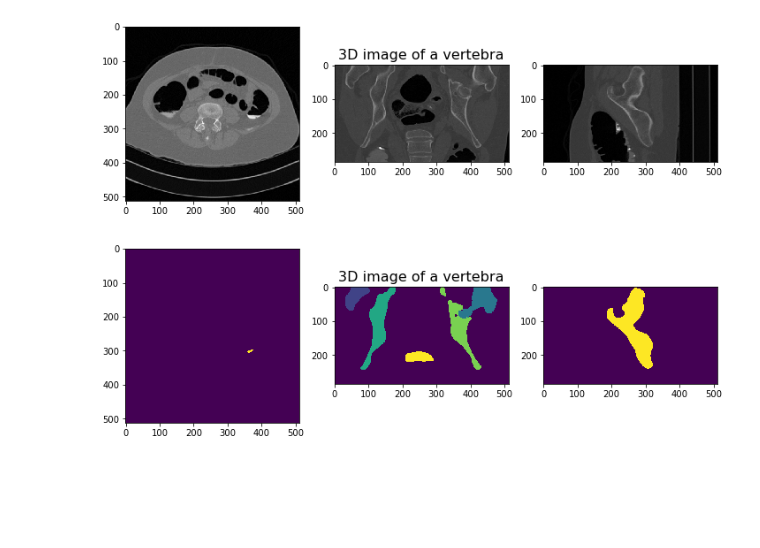
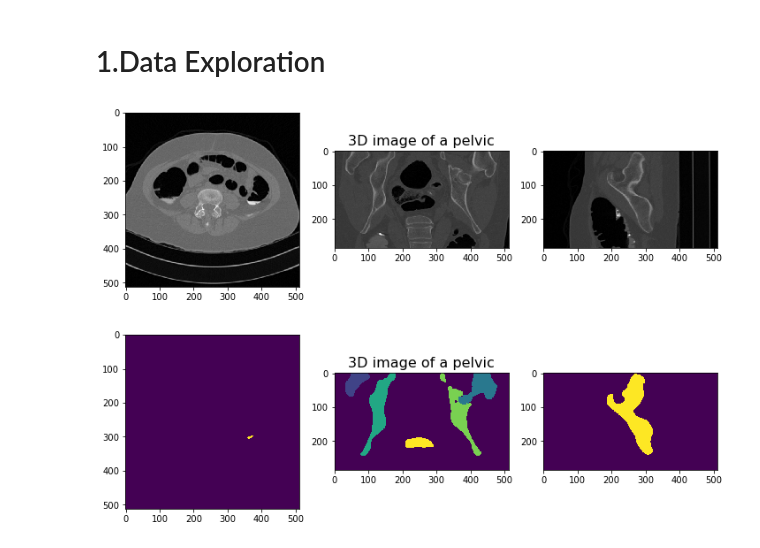
Before and after one commit to KenzaB27/segmentation-of-pelvic-bone, a Jupyter notebook: src/experiments.ipynb, the cells around one changed output. Saved outputs shown, nothing was run; the diff lists cells and outputs as text; code cells hidden in the pictures; blank space fills up the shorter version.

Commit message:
util functions for data exploration

```diff
--- a/src/experiments.ipynb
+++ b/src/experiments.ipynb
@@ -19,31 +9,20 @@ pelvic_img_mask_data = sitk.GetArrayFromImage(pelvic_img_mask)
-# %%
-# visualize the images
-imageSize=pelvic_img.GetSize()
-plt.figure(figsize=(12,8))
-plt.subplot(131)
-plt.imshow(pelvic_img_data[int(imageSize[0]/2),:,:], cmap='gray')
-# plt.imshow(pelvic_img_mask_data[int(imageSize[0]/2),:,:])
-plt.subplot(132)
-plt.title("3D image of a vertebra", size=16)
-plt.imshow(pelvic_img_data[:,int(imageSize[1]/2),:], cmap='gray')
-# plt.imshow(pelvic_img_mask_data[:,int(imageSize[1]/2),:])
-plt.subplot(133)
-plt.imshow(pelvic_img_data[:,:,int(imageSize[2]/2)], cmap='gray')
-# plt.imshow(pelvic_img_mask_data[:,:,int(imageSize[2]/2)])
-plt.show()
-# %% [output]
-[figure, removed]
-# %%
-# visualize the images
-imageSize=pelvic_img.GetSize()
-plt.figure(figsize=(12,8))
-plt.subplot(131)
-plt.imshow(pelvic_img_mask_data[int(imageSize[0]/2),:,:])
-plt.subplot(132)
-plt.title("3D image of a vertebra", size=16)
-plt.imshow(pelvic_img_mask_data[:,int(imageSize[1]/2),:])
-plt.subplot(133)
-plt.imshow(pelvic_img_mask_data[:,:,int(imageSize[2]/2)])
-plt.show()
-# %% [output]
-[figure, removed]
+# %%
+COMMON_PATH = "../data/COMMON_images_masks/common_"
+GROUP_PATH = "../data/g3_"
+# %% [markdown]
+# 1.Data Exploration
+# %%
+importlib.reload(ut)
+filename = COMMON_PATH + '40_image.nii.gz'
+maskname = COMMON_PATH + '40_mask.nii.gz'
+pelvic_img, pelvic_img_data = ut.read_image(filename)
+pelvic_mask, pelvic_mask_data = ut.read_image(maskname)
+# %%
+importlib.reload(ut)
+ut.plot_3d_img(pelvic_img, pelvic_img_data)
+# %% [output]
+[figure, added]
+# %%
+ut.plot_3d_img(pelvic_mask, pelvic_mask_data, cmap="viridis")
+# %% [output]
+[figure, added]
```
Also changed, not shown: parts of 3 cells of this notebook, 1 other file.
